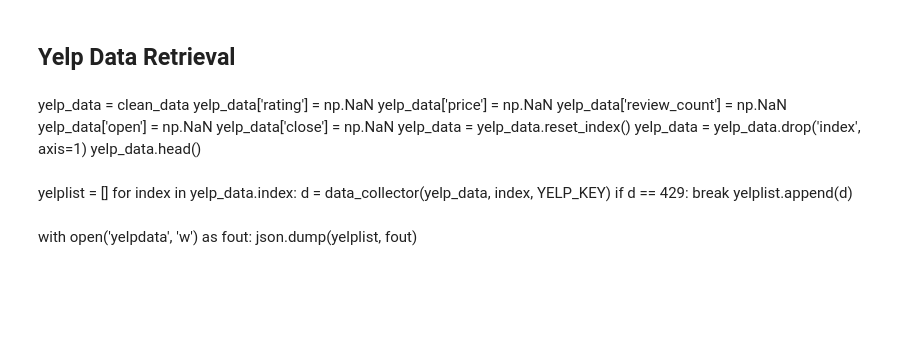
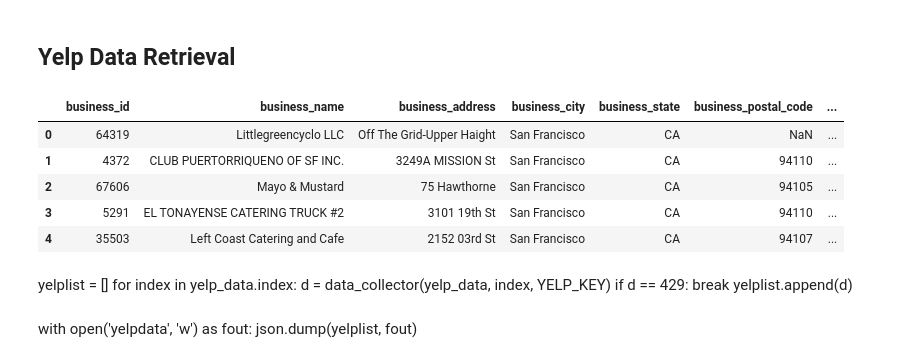
Before and after one commit to ssheridanucsb/SFRP, a Jupyter notebook: SFRP.ipynb, the cells around one changed output. Drawn from its saved outputs; the diff is of its cells as text; code cells hidden in the pictures; blank space fills up the shorter version.

```diff
--- a/SFRP.ipynb
+++ b/SFRP.ipynb
@@ -45,7 +45,7 @@ clean_data.head()
 # %%
 dropwords = ['mollie stone', 'chevron', 'shell' 'marriott', 'hilton', 'school', 'hotel', "church","cathedral","convention center", "mosque",
             "islamic","synagogue","jewish","museum","academy","temple","safeway","target","whole foods","gas","trader joe's",
-            "market", "pharmacy", "cvs", "drug","hotel","marriot","westin","ritz"]
+            "market", "pharmacy", "cvs", "drug","hotel","marriot","westin","ritz", "steamer"]
 # %%
 for word in dropwords:
     droplist = list(clean_data[clean_data['business_name'].str.contains(word, case=False)].index)
@@ -199,16 +168,23 @@ def data_collector(dataframe, index, api_key):
 
     #return business information from yelp
     return info
-# %% [markdown]
-yelp_data = clean_data
-yelp_data['rating'] = np.NaN
-yelp_data['price'] = np.NaN
-yelp_data['review_count'] = np.NaN
-yelp_data['open'] = np.NaN
-yelp_data['close'] = np.NaN
-yelp_data = yelp_data.reset_index()
-yelp_data = yelp_data.drop('index', axis=1)
-yelp_data.head()
+# %%
+yelp_data = clean_data
+yelp_data['rating'] = np.NaN
+yelp_data['price'] = np.NaN
+yelp_data['review_count'] = np.NaN
+yelp_data['open'] = np.NaN
+yelp_data['close'] = np.NaN
+yelp_data = yelp_data.reset_index()
+yelp_data = yelp_data.drop('index', axis=1)
+yelp_data.head()
+# %% [output]
+|  | business_id | business_name | business_address | business_city | business_state | business_postal_code | ... |
+| 0 | 64319 | Littlegreencyclo LLC | Off The Grid-Upper Haight | San Francisco | CA | NaN | ... |
+| 1 | 4372 | CLUB PUERTORRIQUENO OF SF INC. | 3249A MISSION St | San Francisco | CA | 94110 | ... |
+| 2 | 67606 | Mayo & Mustard | 75 Hawthorne | San Francisco | CA | 94105 | ... |
+| 3 | 5291 | EL TONAYENSE CATERING TRUCK #2 | 3101 19th St | San Francisco | CA | 94110 | ... |
+| 4 | 35503 | Left Coast Catering and Cafe | 2152 03rd St | San Francisco | CA | 94107 | ... |
 # %% [markdown]
 yelplist = []
 for index in yelp_data.index:
```
Also changed, not shown: parts of 13 cells of this notebook.
